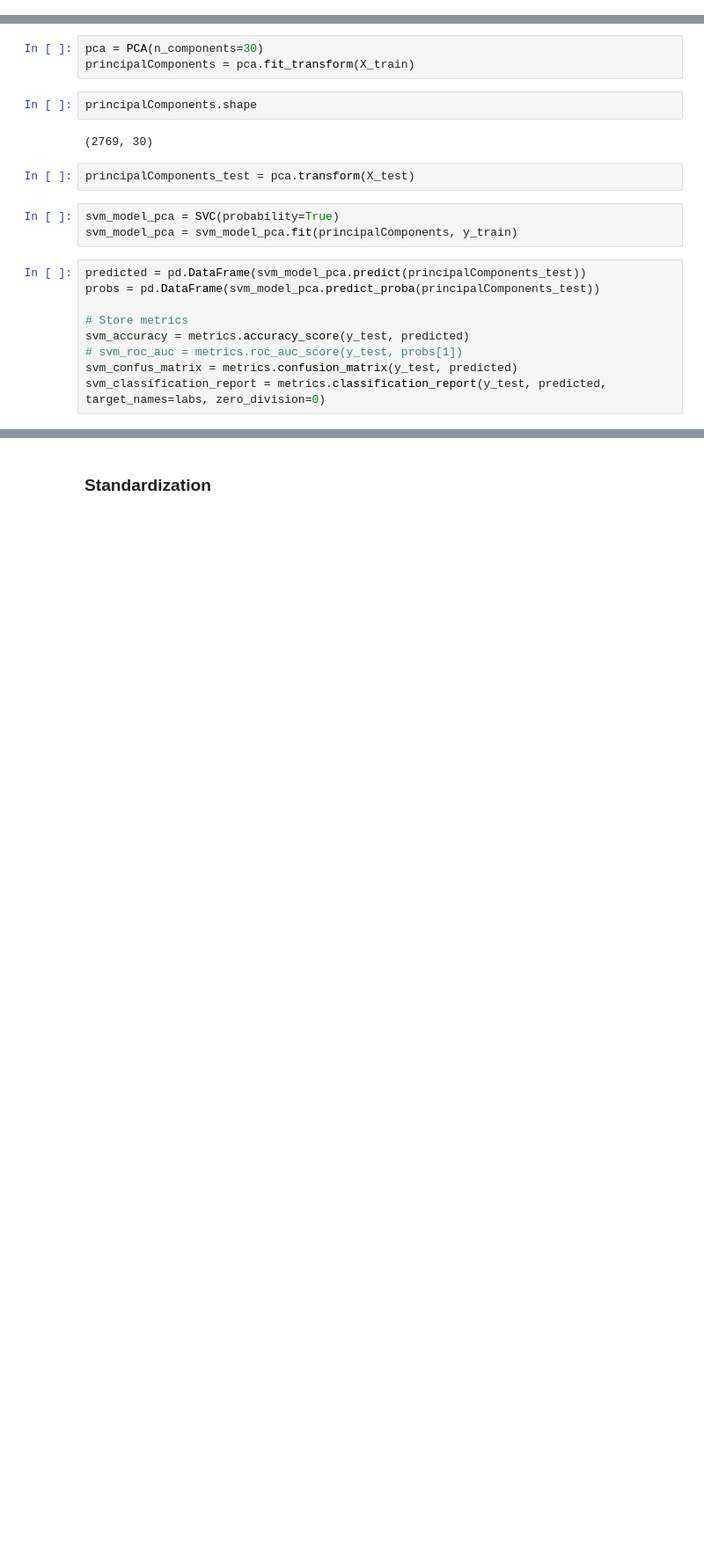
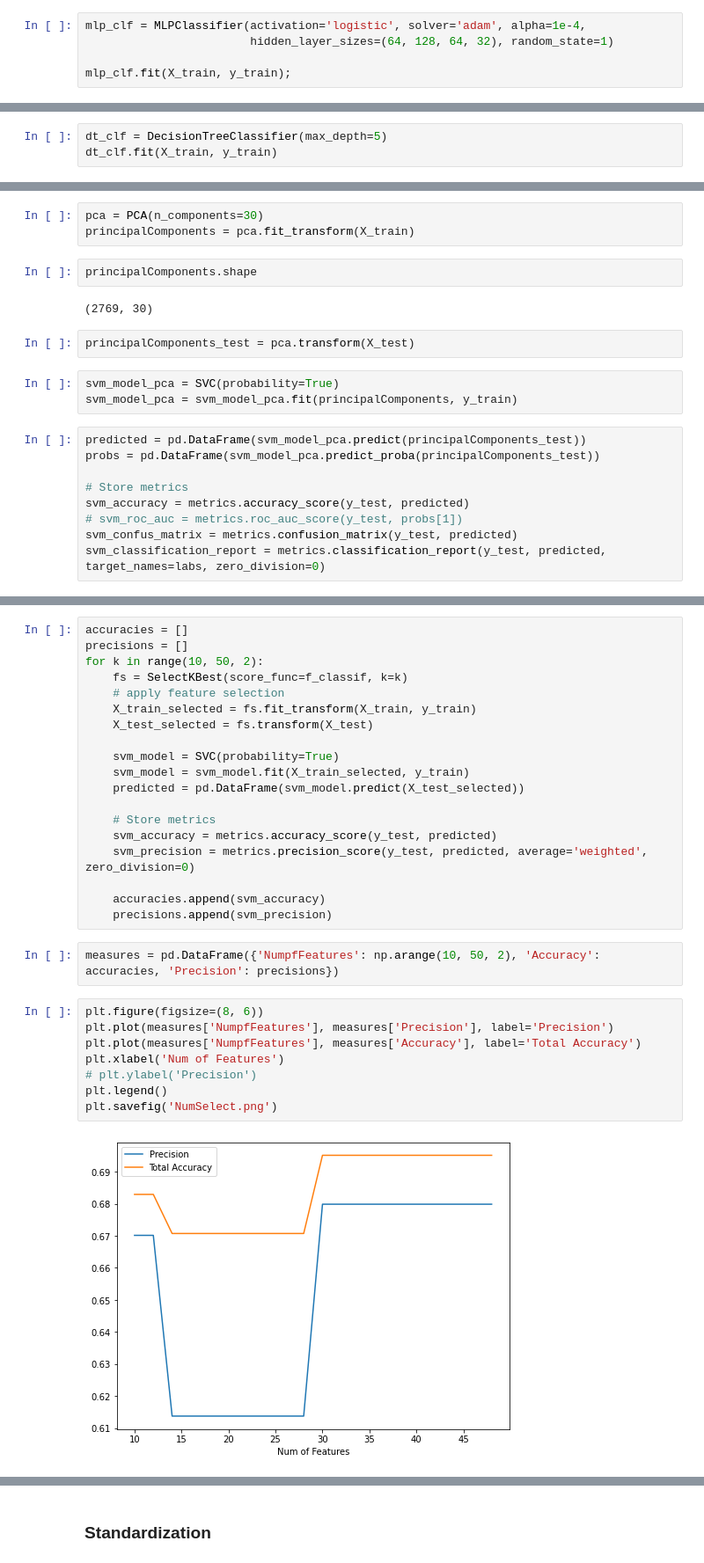
Before and after one commit to zhangzijie-lab/QF5401, a Jupyter notebook: Strategy.ipynb, the cells around one changed output, grey strips where cells are left out. Shown: that part at 88% size. Saved outputs shown, nothing was run; the diff lists cells and outputs as text; blank space fills up the shorter version.

```diff
--- a/Strategy.ipynb
+++ b/Strategy.ipynb
@@ -677,0 +782,5 @@ weighted avg       0.95      0.94      0.94        82
+# %%
+mlp_clf = MLPClassifier(activation='logistic', solver='adam', alpha=1e-4,
+                        hidden_layer_sizes=(64, 128, 64, 32), random_state=1)
+
+mlp_clf.fit(X_train, y_train);
@@ -677,0 +822,3 @@ weighted avg       0.95      0.94      0.94        82
+# %%
+dt_clf = DecisionTreeClassifier(max_depth=5)
+dt_clf.fit(X_train, y_train)
@@ -718,0 +936,31 @@ weighted avg       0.56      0.15      0.11        82
+# %%
+accuracies = []
+precisions = []
+for k in range(10, 50, 2):
+    fs = SelectKBest(score_func=f_classif, k=k)
+    # apply feature selection
+    X_train_selected = fs.fit_transform(X_train, y_train)
+    X_test_selected = fs.transform(X_test)
+
+    svm_model = SVC(probability=True)
+    svm_model = svm_model.fit(X_train_selected, y_train)
+    predicted = pd.DataFrame(svm_model.predict(X_test_selected))
+
+    # Store metrics
+    svm_accuracy = metrics.accuracy_score(y_test, predicted)
+    svm_precision = metrics.precision_score(y_test, predicted, average='weighted', zero_division=0)
+
+    accuracies.append(svm_accuracy)
+    precisions.append(svm_precision)
+# %%
+measures = pd.DataFrame({'NumpfFeatures': np.arange(10, 50, 2), 'Accuracy': accuracies, 'Precision': precisions})
+# %%
+plt.figure(figsize=(8, 6))
+plt.plot(measures['NumpfFeatures'], measures['Precision'], label='Precision')
+plt.plot(measures['NumpfFeatures'], measures['Accuracy'], label='Total Accuracy')
+plt.xlabel('Num of Features')
+# plt.ylabel('Precision')
+plt.legend()
+plt.savefig('NumSelect.png')
+# %% [output]
+[figure, added]
```
Also changed, not shown: parts of 143 cells of this notebook, 31 other files.
